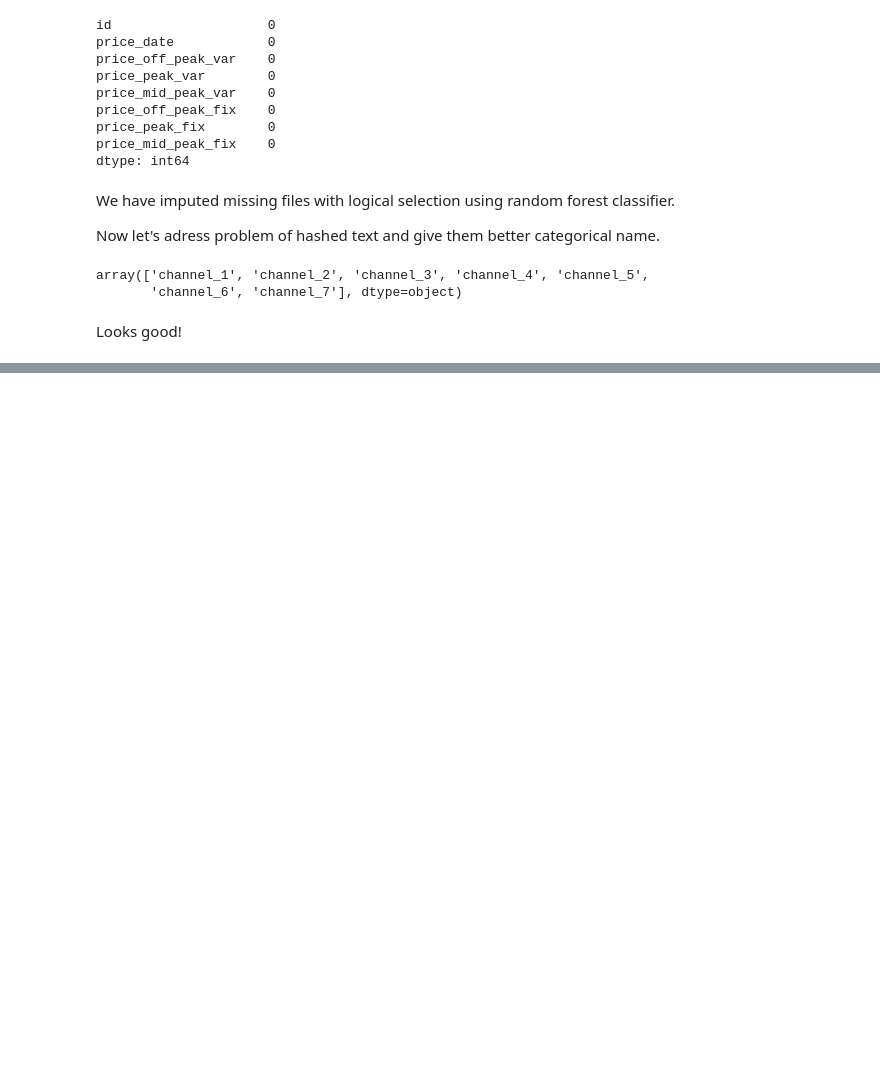
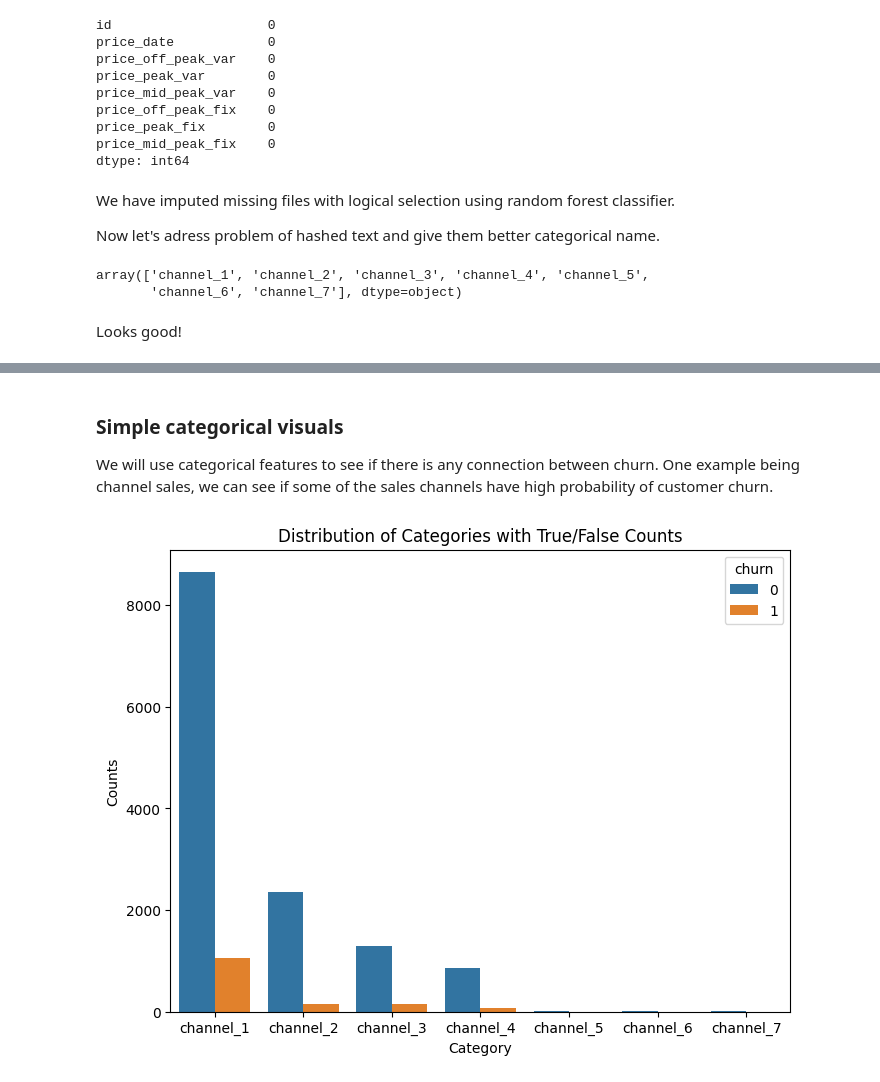
Before and after one commit to MetinUnlu/customer_churn, a Jupyter notebook: codes/eda_analysis.ipynb, the cells around one changed output, grey strips where cells are left out. Drawn from its saved outputs; the diff is of its cells as text; code cells hidden in the pictures; blank space fills up the shorter version.

```diff
--- a/codes/eda_analysis.ipynb
+++ b/codes/eda_analysis.ipynb
@@ -282,0 +359,19 @@ client_df.has_gas.replace(replace_dict,inplace=True)
+# %% [markdown]
+### Simple categorical visuals
+
+We will use categorical features to see if there is any connection between churn. One example being channel sales, we can see if some of the sales channels have high probability of customer churn.
+# %%
+
+category_feature = 'channel_sales'
+binary_feature = 'churn'
+
+# Create a count plot
+plt.figure(figsize=(8,6))
+sns.countplot(x=category_feature, hue=binary_feature, data=client_df)
+
+plt.xlabel('Category')
+plt.ylabel('Counts')
+plt.title('Distribution of Categories with True/False Counts')
+plt.show()
+# %% [output]
+[figure, added]
```
Also changed, not shown: parts of 13 cells of this notebook.
